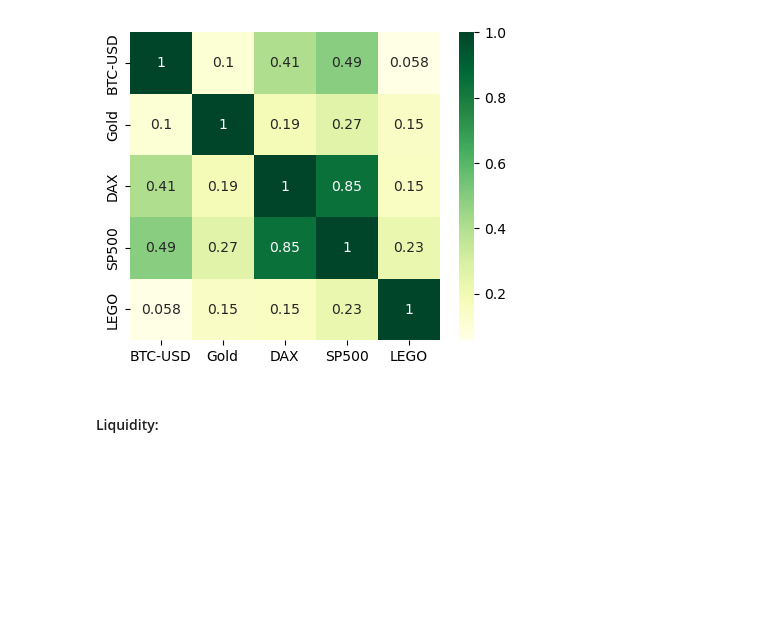
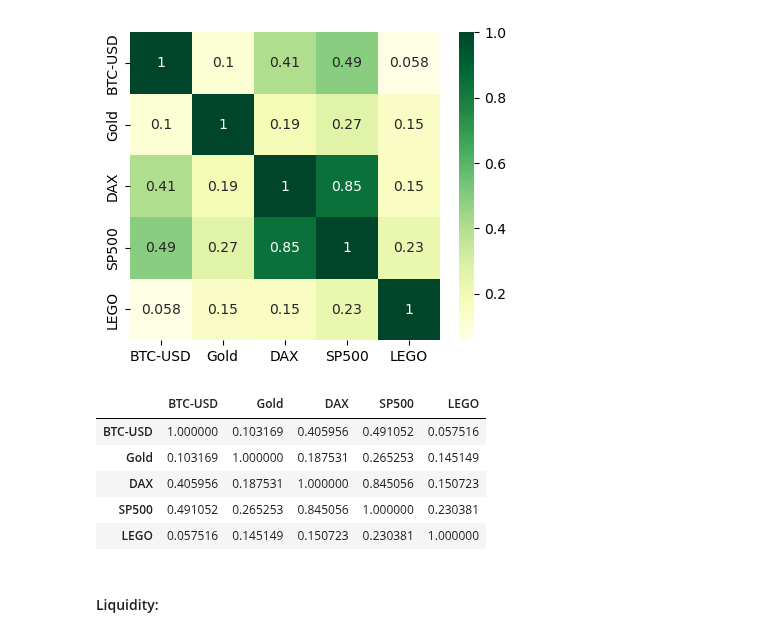
Before and after one commit to dawidgrabarczyk/lego-investment-analysis, a Jupyter notebook: dataframe_2.ipynb, the cells around one changed output. Drawn from its saved outputs; the diff is of its cells as text; code cells hidden in the pictures; blank space fills up the shorter version.

```diff
--- a/dataframe_2.ipynb
+++ b/dataframe_2.ipynb
@@ -199,6 +199,15 @@ plt.savefig(plots_path / 'correlation_price_change.pdf')
 plt.show()
 # %% [output]
 [figure]
+# %%
+corr_matrix_price_change
+# %% [output]
+|  | BTC-USD | Gold | DAX | SP500 | LEGO |
+| BTC-USD | 1.000000 | 0.103169 | 0.405956 | 0.491052 | 0.057516 |
+| Gold | 0.103169 | 1.000000 | 0.187531 | 0.265253 | 0.145149 |
+| DAX | 0.405956 | 0.187531 | 1.000000 | 0.845056 | 0.150723 |
+| SP500 | 0.491052 | 0.265253 | 0.845056 | 1.000000 | 0.230381 |
+| LEGO | 0.057516 | 0.145149 | 0.150723 | 0.230381 | 1.000000 |
 # %% [markdown]
 #### Liquidity:
 # %%
```
Also changed, not shown: parts of 1 cell of this notebook, 7 other files.
